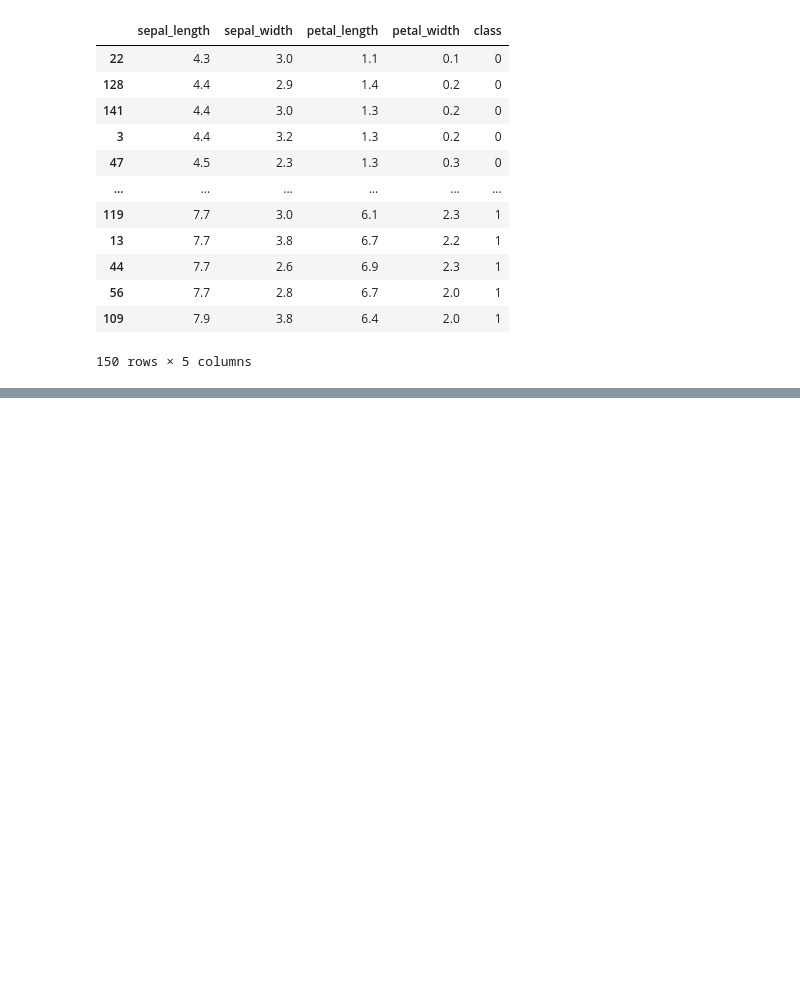
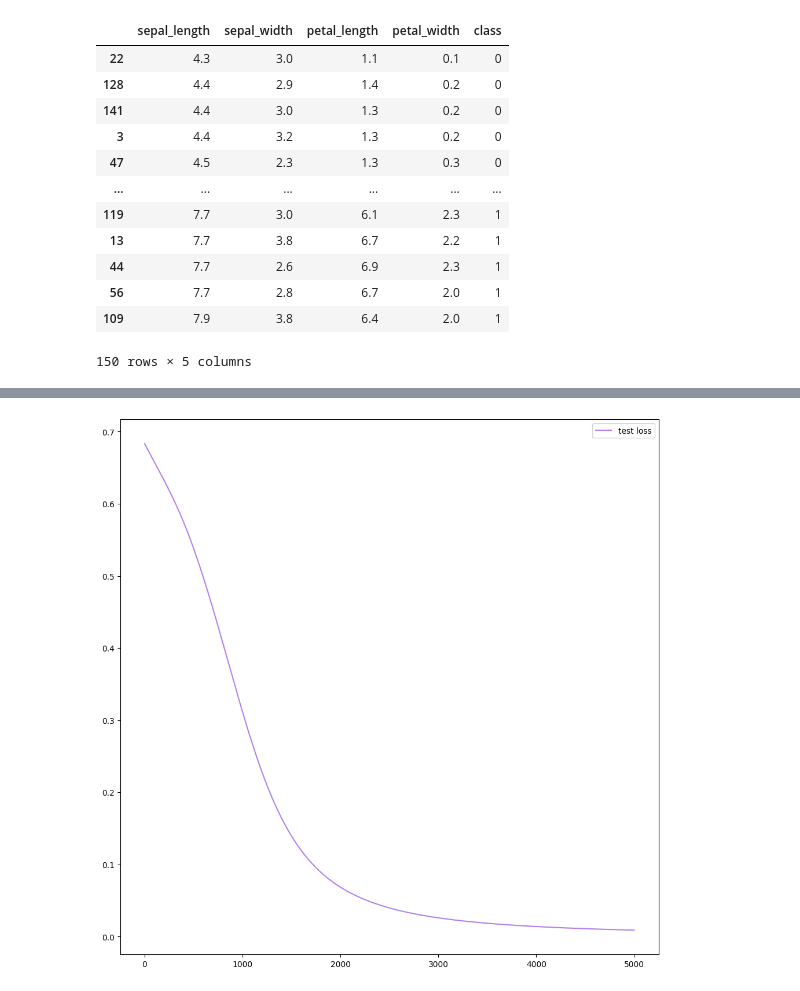
Before and after one commit to aisven/fullstack-ml-academy-homework, a Jupyter notebook: notepads/02-Einfuehrung-PyTorch/02-Einfuehrung-PyTorch.ipynb, the cells around one changed output, grey strips where cells are left out. Saved outputs shown, nothing was run; the diff lists cells and outputs as text; code cells hidden in the pictures; blank space fills up the shorter version.

```diff
--- a/notepads/02-Einfuehrung-PyTorch/02-Einfuehrung-PyTorch.ipynb
+++ b/notepads/02-Einfuehrung-PyTorch/02-Einfuehrung-PyTorch.ipynb
@@ -294,0 +363,9 @@ plt.show()
+# %%
+# in this code block we visualize the test loss
+
+plt.figure(figsize=(12,12),dpi=100)
+plt.plot(ls_test, label='test loss', color='#b380ee')
+plt.legend()
+plt.show()
+# %% [output]
+[figure, added]
```
Also changed, not shown: parts of 13 cells of this notebook.
